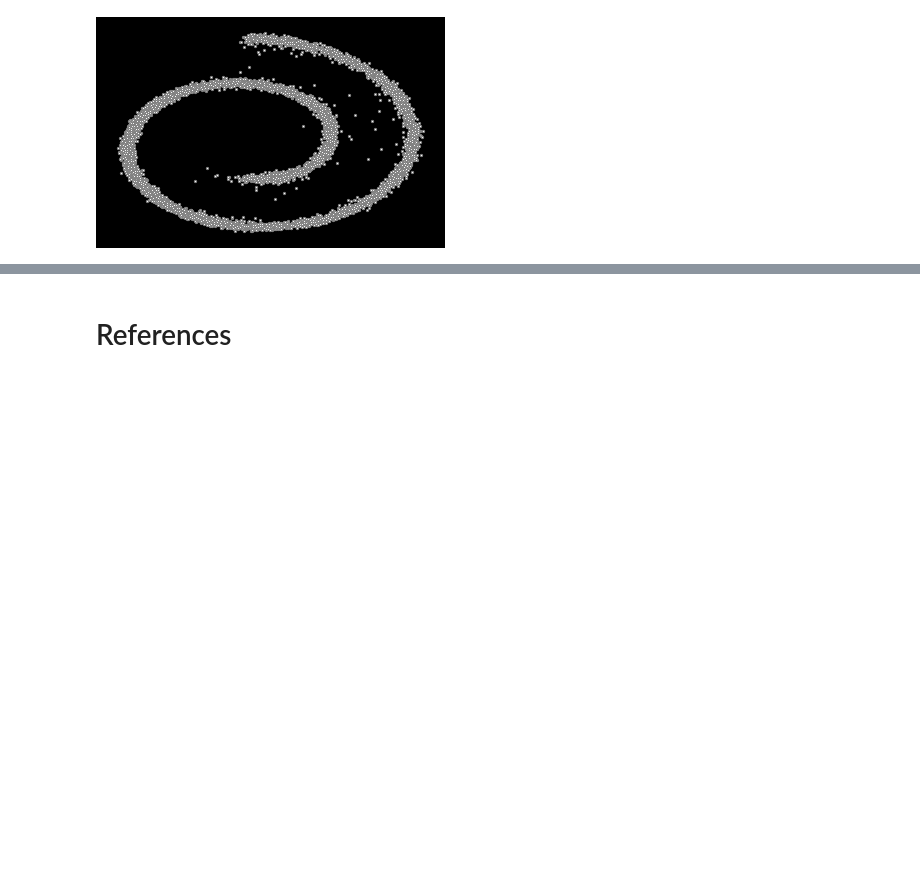
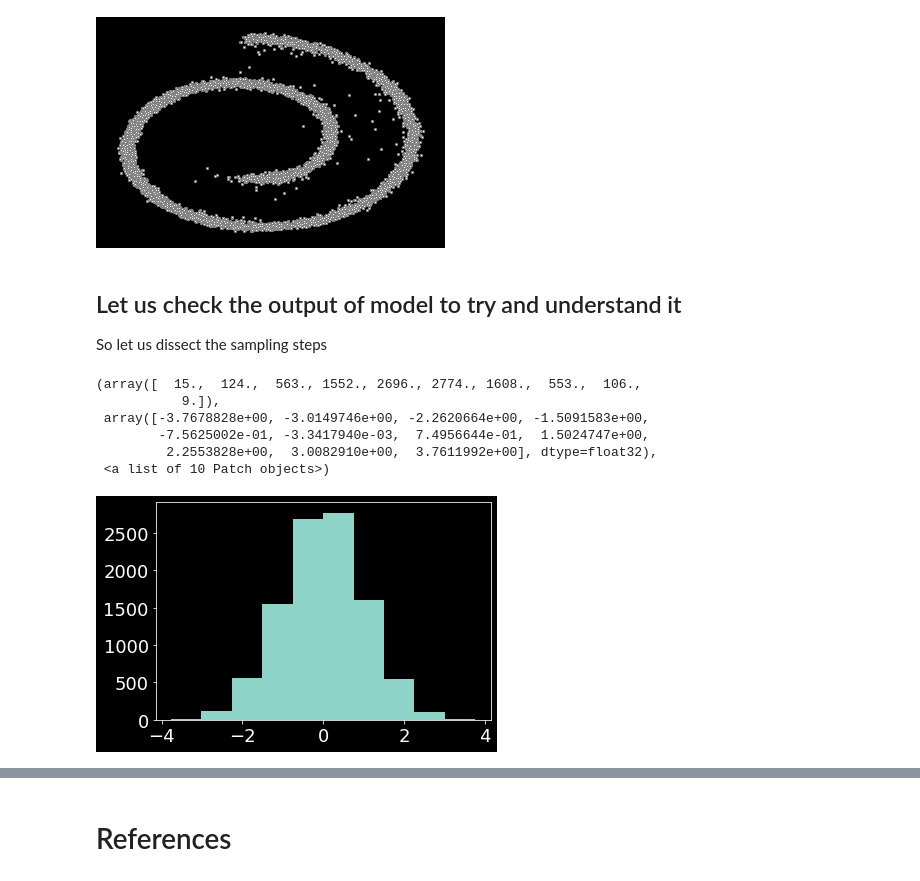
Before and after one commit to danielm322/DiffusionModelsTestBench, a Jupyter notebook: Diffusion_model_demo.ipynb, the cells around one changed output, grey strips where cells are left out. Cells and saved outputs as stored; diff of their text form; code cells hidden in the pictures; blank space fills up the shorter version.

```diff
--- a/Diffusion_model_demo.ipynb
+++ b/Diffusion_model_demo.ipynb
@@ -456,3 +456,26 @@ for i in range(100):
 imgs = imgs + reverse
 # %%
 imgs[0].save("diffusion.gif", format='GIF', append_images=imgs,save_all=True, duration=100, loop=0)
+# %% [markdown]
+## Let us check the output of model to try and understand it
+
+So let us dissect the sampling steps
+# %%
+current_timestep = 1
+cur_x_temp = torch.randn(dataset.shape)
+t_temp = torch.tensor([current_timestep])
+# Factor to the model output
+eps_factor = ((1 - extract(alphas, t_temp, cur_x_temp)) / extract(one_minus_alphas_bar_sqrt, t_temp, cur_x_temp))
+# Model output
+eps_theta = model(cur_x_temp, t_temp)
+eps_theta_copy = eps_theta.detach().numpy()
+# %%
+plt.hist(cur_x_temp[:,0])
+# %% [output]
+(array([  15.,  124.,  563., 1552., 2696., 2774., 1608.,  553.,  106.,
+           9.]),
+ array([-3.7678828e+00, -3.0149746e+00, -2.2620664e+00, -1.5091583e+00,
+        -7.5625002e-01, -3.3417940e-03,  7.4956644e-01,  1.5024747e+00,
+         2.2553828e+00,  3.0082910e+00,  3.7611992e+00], dtype=float32),
+ <a list of 10 Patch objects>)
+[figure, added]
```
Also changed, not shown: parts of 7 cells of this notebook.
